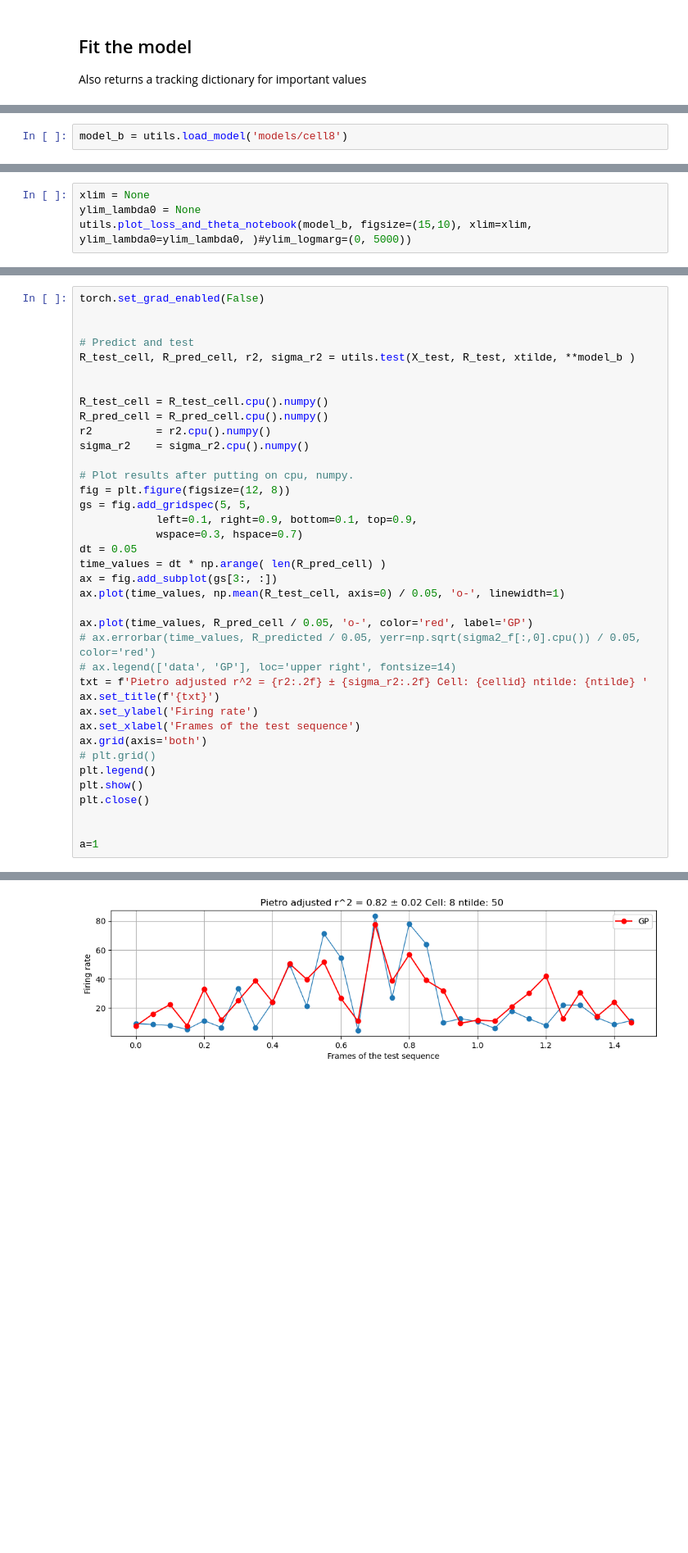
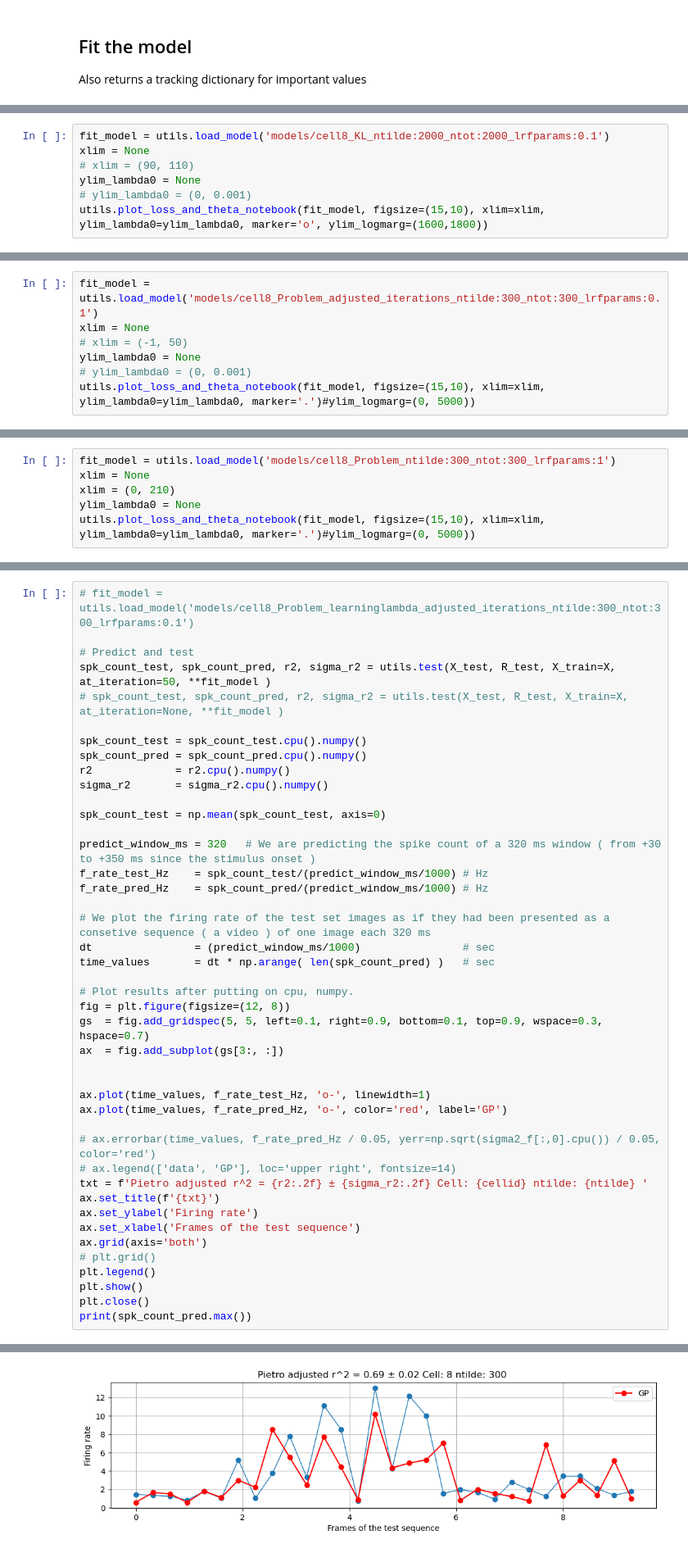
Before and after one commit to retinal-information-processing-lab/gaussian_processes, a Jupyter notebook: Spatial_GP_repo/one_cell_fit.ipynb, the cells around one changed output, grey strips where cells are left out. Shown at 82% size. Cells and saved outputs as stored; diff of their text form; blank space fills up the shorter version.

```diff
--- a/Spatial_GP_repo/one_cell_fit.ipynb
+++ b/Spatial_GP_repo/one_cell_fit.ipynb
@@ -255,2 +249,0 @@ Total time for GP:                     2.0606 s
-# %%
-model_b = utils.load_model('models/cell8')
@@ -256,0 +298,7 @@ model_b = utils.load_model('models/cell8')
+# %%
+fit_model = utils.load_model('models/cell8_KL_ntilde:2000_ntot:2000_lrfparams:0.1')
+xlim = None
+# xlim = (90, 110)
+ylim_lambda0 = None
+# ylim_lambda0 = (0, 0.001)
+utils.plot_loss_and_theta_notebook(fit_model, figsize=(15,10), xlim=xlim, ylim_lambda0=ylim_lambda0, marker='o', ylim_logmarg=(1600,1800))
@@ -256,0 +307,7 @@ model_b = utils.load_model('models/cell8')
+# %%
+fit_model = utils.load_model('models/cell8_Problem_adjusted_iterations_ntilde:300_ntot:300_lrfparams:0.1')
+xlim = None
+# xlim = (-1, 50)
+ylim_lambda0 = None
+# ylim_lambda0 = (0, 0.001)
+utils.plot_loss_and_theta_notebook(fit_model, figsize=(15,10), xlim=xlim, ylim_lambda0=ylim_lambda0, marker='.')#ylim_logmarg=(0, 5000))
@@ -287,5 +346,7 @@ model_b = utils.load_model('models/cell8')
 # %%
+fit_model = utils.load_model('models/cell8_Problem_ntilde:300_ntot:300_lrfparams:1')
 xlim = None
+xlim = (0, 210)
 ylim_lambda0 = None
-utils.plot_loss_and_theta_notebook(model_b, figsize=(15,10), xlim=xlim, ylim_lambda0=ylim_lambda0, )#ylim_logmarg=(0, 5000))
+utils.plot_loss_and_theta_notebook(fit_model, figsize=(15,10), xlim=xlim, ylim_lambda0=ylim_lambda0, marker='.')#ylim_logmarg=(0, 5000))
 # %% [output]
@@ -295,28 +356,35 @@ utils.plot_loss_and_theta_notebook(model_b, figsize=(15,10), xlim=xlim, ylim_lam
 # %%
-torch.set_grad_enabled(False)
-
+# fit_model = utils.load_model('models/cell8_Problem_learninglambda_adjusted_iterations_ntilde:300_ntot:300_lrfparams:0.1')
 
 # Predict and test
-R_test_cell, R_pred_cell, r2, sigma_r2 = utils.test(X_test, R_test, xtilde, **model_b )
+spk_count_test, spk_count_pred, r2, sigma_r2 = utils.test(X_test, R_test, X_train=X, at_iteration=50, **fit_model )
+# spk_count_test, spk_count_pred, r2, sigma_r2 = utils.test(X_test, R_test, X_train=X, at_iteration=None, **fit_model )
 
+spk_count_test = spk_count_test.cpu().numpy()
+spk_count_pred = spk_count_pred.cpu().numpy()
+r2             = r2.cpu().numpy()
+sigma_r2       = sigma_r2.cpu().numpy()
 
-R_test_cell = R_test_cell.cpu().numpy()
-R_pred_cell = R_pred_cell.cpu().numpy()
-r2          = r2.cpu().numpy()
-sigma_r2    = sigma_r2.cpu().numpy()
+spk_count_test = np.mean(spk_count_test, axis=0)
+
+predict_window_ms = 320   # We are predicting the spike count of a 320 ms window ( from +30 to +350 ms since the stimulus onset )
+f_rate_test_Hz    = spk_count_test/(predict_window_ms/1000) # Hz
+f_rate_pred_Hz    = spk_count_pred/(predict_window_ms/1000) # Hz
+
+# We plot the firing rate of the test set images as if they had been presented as a consetive sequence ( a video ) of one image each 320 ms
+dt                = (predict_window_ms/1000)                # sec
+time_values       = dt * np.arange( len(spk_count_pred) )   # sec
 
 # Plot results after putting on cpu, numpy.
 fig = plt.figure(figsize=(12, 8))
-gs = fig.add_gridspec(5, 5,
-            left=0.1, right=0.9, bottom=0.1, top=0.9,
-            wspace=0.3, hspace=0.7)
-dt = 0.05
-time_values = dt * np.arange( len(R_pred_cell) )
-ax = fig.add_subplot(gs[3:, :])
-ax.plot(time_values, np.mean(R_test_cell, axis=0) / 0.05, 'o-', linewidth=1)
+gs  = fig.add_gridspec(5, 5, left=0.1, right=0.9, bottom=0.1, top=0.9, wspace=0.3, hspace=0.7)
+ax  = fig.add_subplot(gs[3:, :])
 
-ax.plot(time_values, R_pred_cell / 0.05, 'o-', color='red', label='GP')
-# ax.errorbar(time_values, R_predicted / 0.05, yerr=np.sqrt(sigma2_f[:,0].cpu()) / 0.05, color='red')
+
+ax.plot(time_values, f_rate_test_Hz, 'o-', linewidth=1)
+ax.plot(time_values, f_rate_pred_Hz, 'o-', color='red', label='GP')
+
+# ax.errorbar(time_values, f_rate_pred_Hz / 0.05, yerr=np.sqrt(sigma2_f[:,0].cpu()) / 0.05, color='red')
 # ax.legend(['data', 'GP'], loc='upper right', fontsize=14)
 txt = f'Pietro adjusted r^2 = {r2:.2f} ± {sigma_r2:.2f} Cell: {cellid} ntilde: {ntilde} '
 ax.set_title(f'{txt}')
@@ -327,7 +395,5 @@ ax.grid(axis='both')
 plt.legend()
 plt.show()
 plt.close()
-
-
-a=1
+print(spk_count_pred.max())
 # %% [output]
@@ -335 +401 @@ a=1
-[figure, old version]
+[figure, new version]
```
Also changed, not shown: parts of 14 cells of this notebook, 4 other files.
